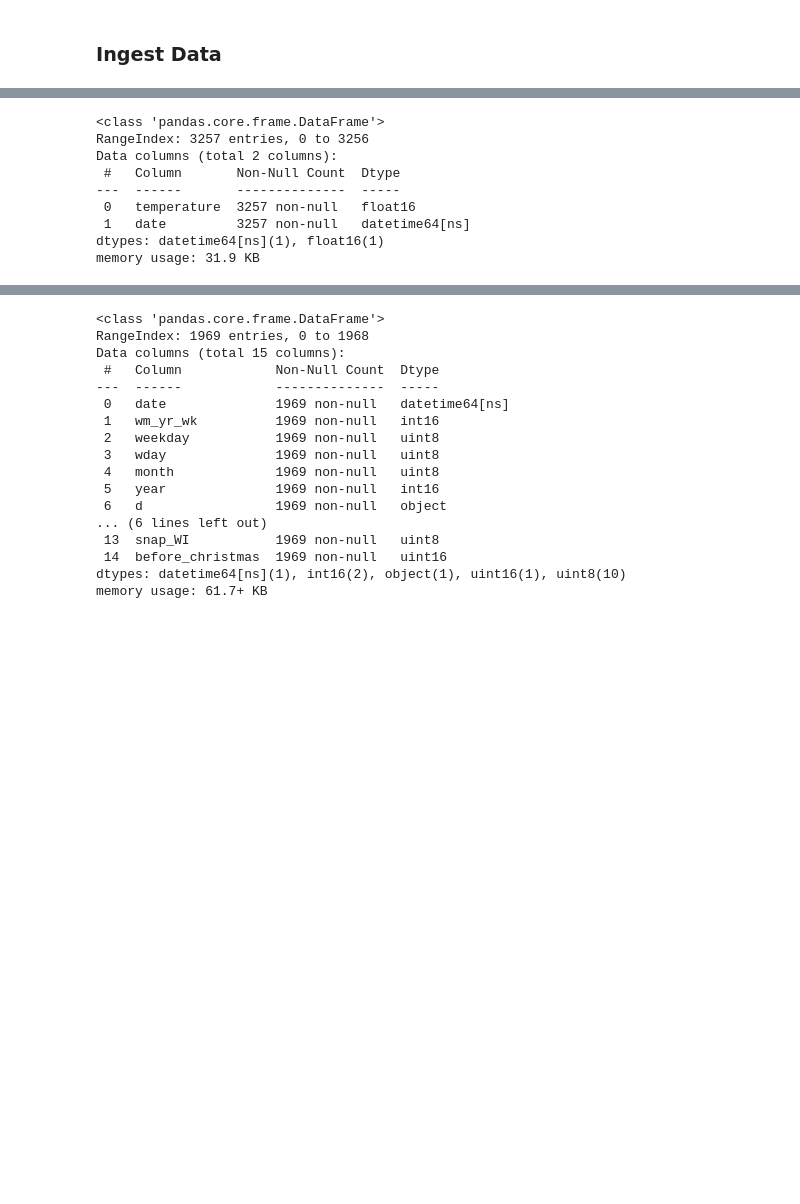
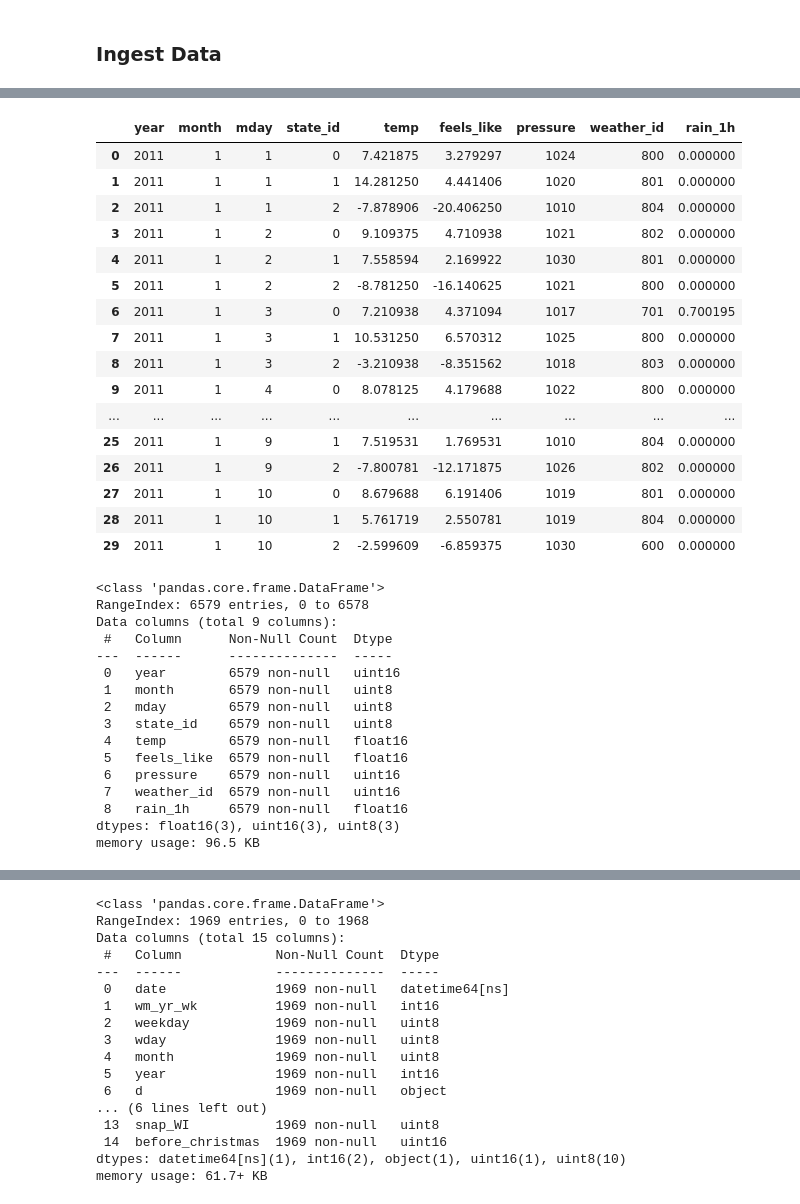
Before and after one commit to gilfernandes/fastai-exercises, a Jupyter notebook: nbs_gil/m5/m5_lgbm_public_feature_search_16.ipynb, the cells around one changed output, grey strips where cells are left out. Cells and saved outputs as stored; diff of their text form; code cells hidden in the pictures; blank space fills up the shorter version.

```diff
--- a/nbs_gil/m5/m5_lgbm_public_feature_search_16.ipynb
+++ b/nbs_gil/m5/m5_lgbm_public_feature_search_16.ipynb
@@ -63,12 +58,41 @@ weather_df.columns = ['temperature',  'date']
+# %%
+weather_data_open_map = m5_common.prepare_open_map_weather(path/'weather_data_open_map.csv')
+# %%
+weather_data_open_map.head(30)
+# %% [output]
+|  | year | month | mday | state_id | temp | feels_like | pressure | weather_id | rain_1h |
+| 0 | 2011 | 1 | 1 | 0 | 7.421875 | 3.279297 | 1024 | 800 | 0.000000 |
+| 1 | 2011 | 1 | 1 | 1 | 14.281250 | 4.441406 | 1020 | 801 | 0.000000 |
+| 2 | 2011 | 1 | 1 | 2 | -7.878906 | -20.406250 | 1010 | 804 | 0.000000 |
+| 3 | 2011 | 1 | 2 | 0 | 9.109375 | 4.710938 | 1021 | 802 | 0.000000 |
+| 4 | 2011 | 1 | 2 | 1 | 7.558594 | 2.169922 | 1030 | 801 | 0.000000 |
+| 5 | 2011 | 1 | 2 | 2 | -8.781250 | -16.140625 | 1021 | 800 | 0.000000 |
+| 6 | 2011 | 1 | 3 | 0 | 7.210938 | 4.371094 | 1017 | 701 | 0.700195 |
+| 7 | 2011 | 1 | 3 | 1 | 10.531250 | 6.570312 | 1025 | 800 | 0.000000 |
+| 8 | 2011 | 1 | 3 | 2 | -3.210938 | -8.351562 | 1018 | 803 | 0.000000 |
+| 9 | 2011 | 1 | 4 | 0 | 8.078125 | 4.179688 | 1022 | 800 | 0.000000 |
+| ... | ... | ... | ... | ... | ... | ... | ... | ... | ... |
+| 25 | 2011 | 1 | 9 | 1 | 7.519531 | 1.769531 | 1010 | 804 | 0.000000 |
+| 26 | 2011 | 1 | 9 | 2 | -7.800781 | -12.171875 | 1026 | 802 | 0.000000 |
+| 27 | 2011 | 1 | 10 | 0 | 8.679688 | 6.191406 | 1019 | 801 | 0.000000 |
+| 28 | 2011 | 1 | 10 | 1 | 5.761719 | 2.550781 | 1019 | 804 | 0.000000 |
+| 29 | 2011 | 1 | 10 | 2 | -2.599609 | -6.859375 | 1030 | 600 | 0.000000 |
 # %%
-weather_df.info()
+weather_data_open_map.info()
 # %% [output]
 <class 'pandas.core.frame.DataFrame'>
-RangeIndex: 3257 entries, 0 to 3256
-Data columns (total 2 columns):
- #   Column       Non-Null Count  Dtype
----  ------       --------------  -----
- 0   temperature  3257 non-null   float16
- 1   date         3257 non-null   datetime64[ns]
-dtypes: datetime64[ns](1), float16(1)
-memory usage: 31.9 KB
+RangeIndex: 6579 entries, 0 to 6578
+Data columns (total 9 columns):
+ #   Column      Non-Null Count  Dtype
+---  ------      --------------  -----
+ 0   year        6579 non-null   uint16
+ 1   month       6579 non-null   uint8
+ 2   mday        6579 non-null   uint8
+ 3   state_id    6579 non-null   uint8
+ 4   temp        6579 non-null   float16
+ 5   feels_like  6579 non-null   float16
+ 6   pressure    6579 non-null   uint16
+ 7   weather_id  6579 non-null   uint16
+ 8   rain_1h     6579 non-null   float16
+dtypes: float16(3), uint16(3), uint8(3)
+memory usage: 96.5 KB
```
Also changed, not shown: parts of 50 cells of this notebook, 3 other files.
